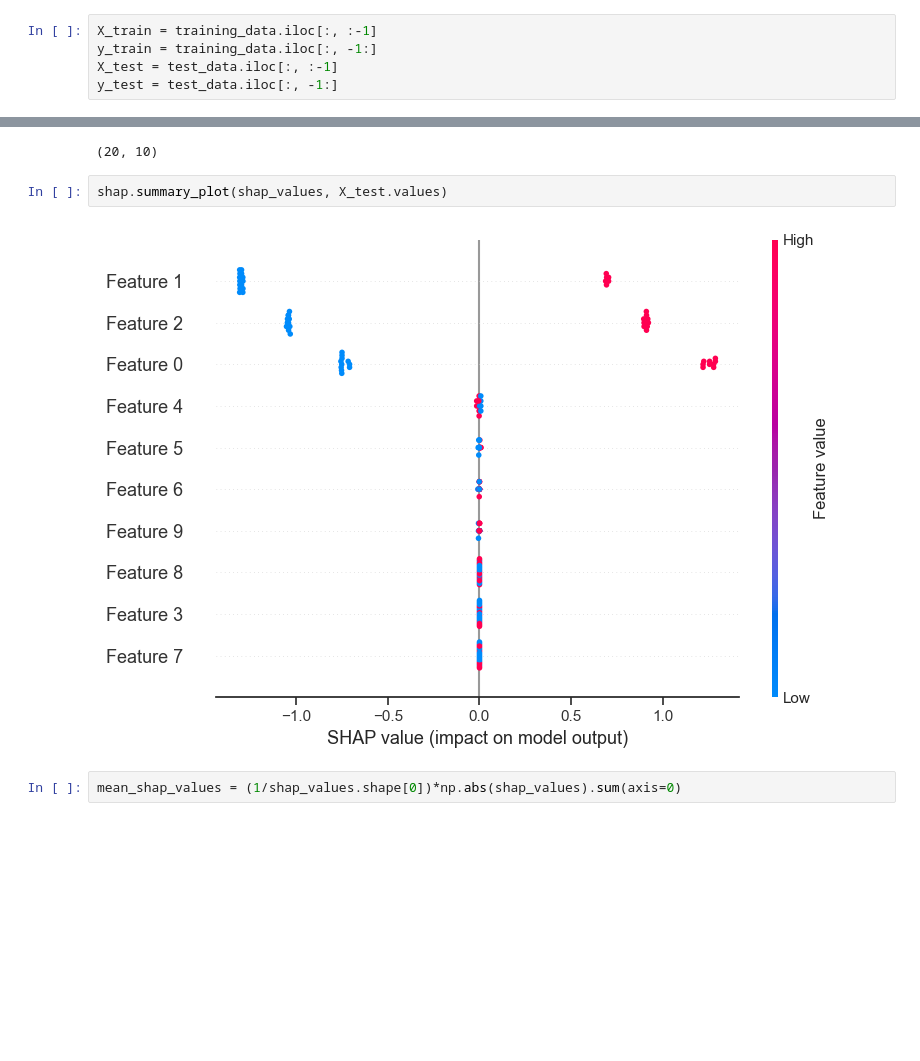
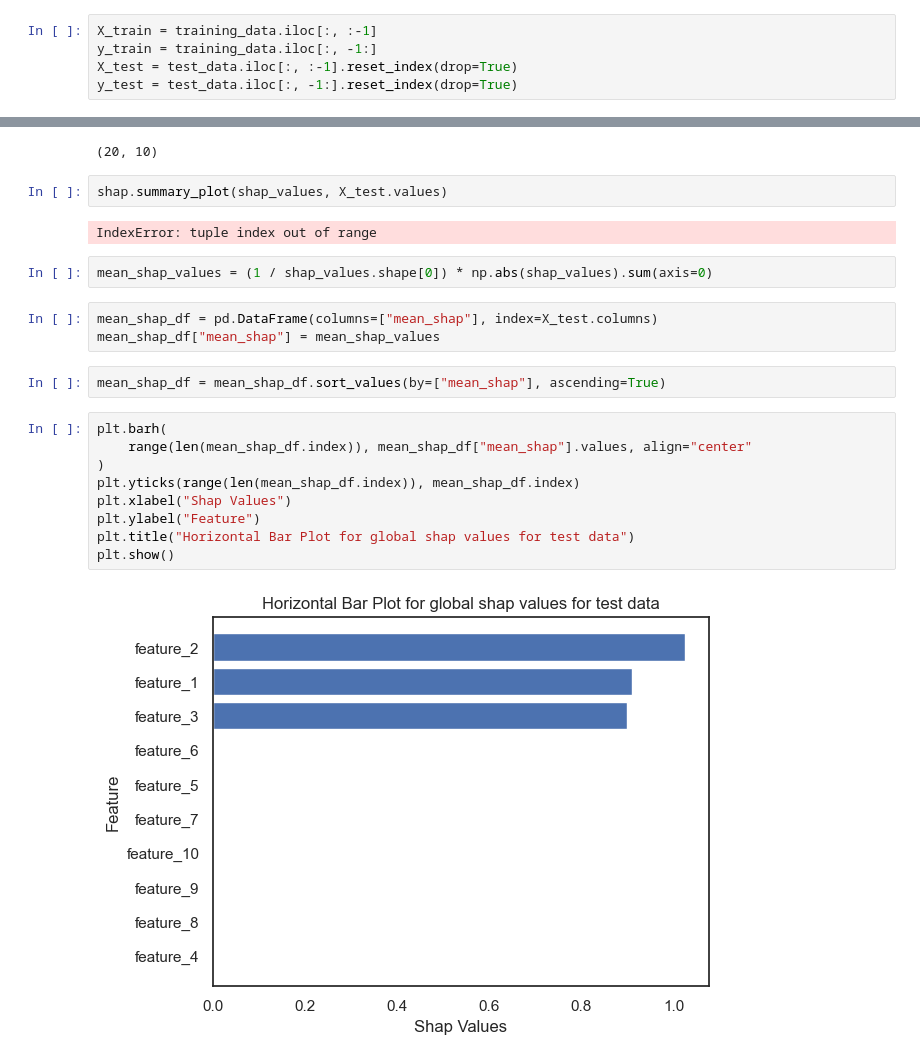
Before and after one commit to kevalpipalia/COMP565-xAI, a Jupyter notebook: temp.ipynb, the cells around one changed output, grey strips where cells are left out. Drawn from its saved outputs; the diff is of its cells as text; blank space fills up the shorter version.

```diff
--- a/temp.ipynb
+++ b/temp.ipynb
@@ -105,8 +108,8 @@ test_data.shape
 # %%
 X_train = training_data.iloc[:, :-1]
 y_train = training_data.iloc[:, -1:]
-X_test = test_data.iloc[:, :-1]
-y_test = test_data.iloc[:, -1:]
+X_test = test_data.iloc[:, :-1].reset_index(drop=True)
+y_test = test_data.iloc[:, -1:].reset_index(drop=True)
 # %%
 regressor = RandomForestRegressor()
 # %%
@@ -139,6 +146,22 @@ shap_values.shape
 # %%
 shap.summary_plot(shap_values, X_test.values)
 # %% [output]
-[figure, removed]
+IndexError: tuple index out of range
 # %%
-mean_shap_values = (1/shap_values.shape[0])*np.abs(shap_values).sum(axis=0)
+mean_shap_values = (1 / shap_values.shape[0]) * np.abs(shap_values).sum(axis=0)
+# %%
+mean_shap_df = pd.DataFrame(columns=["mean_shap"], index=X_test.columns)
+mean_shap_df["mean_shap"] = mean_shap_values
+# %%
+mean_shap_df = mean_shap_df.sort_values(by=["mean_shap"], ascending=True)
+# %%
+plt.barh(
+    range(len(mean_shap_df.index)), mean_shap_df["mean_shap"].values, align="center"
+)
+plt.yticks(range(len(mean_shap_df.index)), mean_shap_df.index)
+plt.xlabel("Shap Values")
+plt.ylabel("Feature")
+plt.title("Horizontal Bar Plot for global shap values for test data")
+plt.show()
+# %% [output]
+[figure, added]
```
Also changed, not shown: parts of 51 cells of this notebook, 3 other files.
